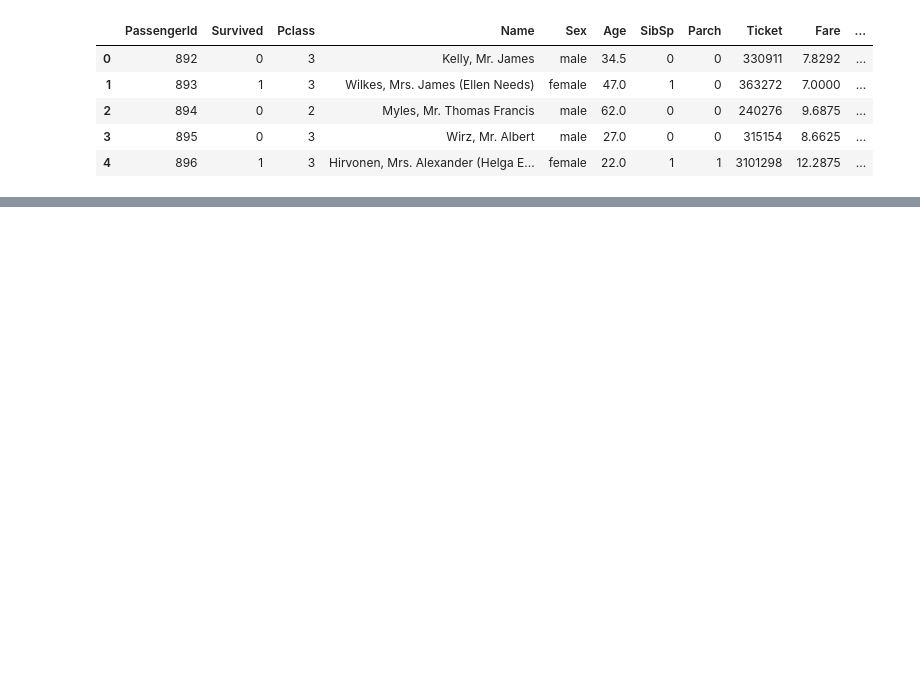
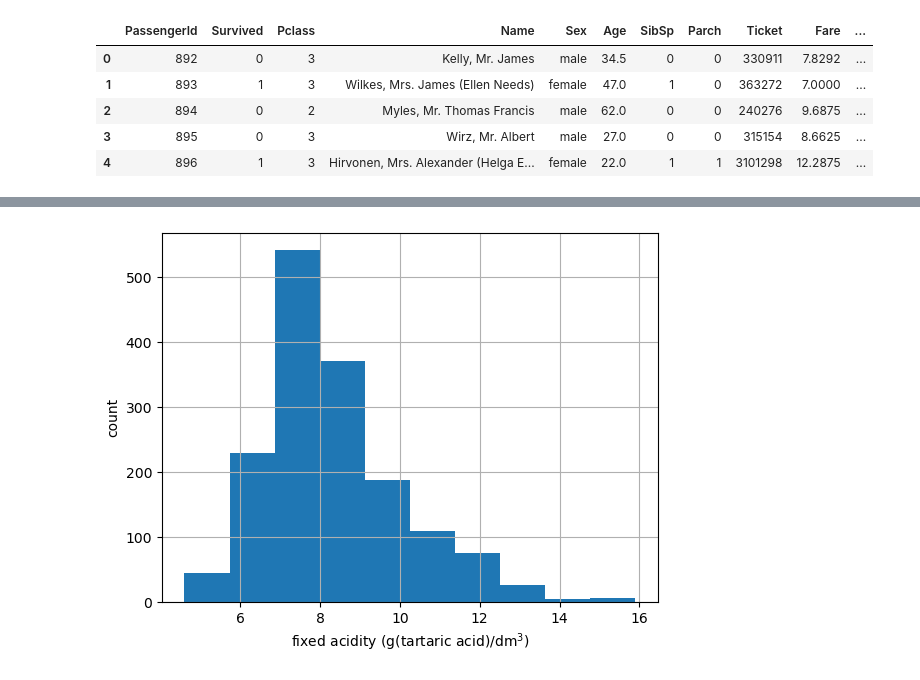
Before and after one commit to Champraise/data_camp, a Jupyter notebook: intro_importing_data/importing_data.ipynb, the cells around one changed output, grey strips where cells are left out. Cells and saved outputs as stored; diff of their text form; code cells hidden in the pictures; blank space fills up the shorter version.

```diff
--- a/intro_importing_data/importing_data.ipynb
+++ b/intro_importing_data/importing_data.ipynb
@@ -17,0 +59,7 @@ header
+# %%
+# using read_csv() to read a CSV file from a URL
+import pandas as pd
+
+url = 'https://assets.datacamp.com/production/course_1606/datasets/winequality-red.csv'
+df = pd.read_csv(url, sep=';')
+df.head()
@@ -17,0 +73,9 @@ header
+# %%
+import matplotlib.pyplot as plt
+# Plot first column of df
+df.iloc[:, 0].hist()
+plt.xlabel('fixed acidity (g(tartaric acid)/dm$^3$)')
+plt.ylabel('count')
+plt.show()
+# %% [output]
+[figure, added]
```
Also changed, not shown: parts of 12 cells of this notebook, 1 other file.
